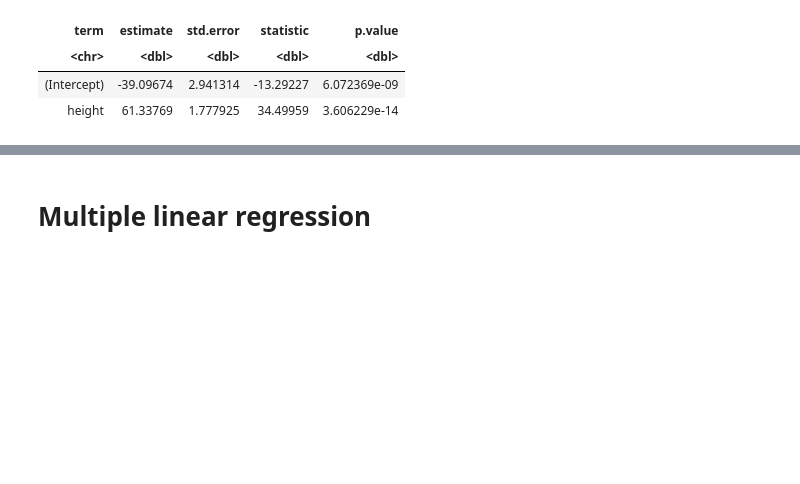
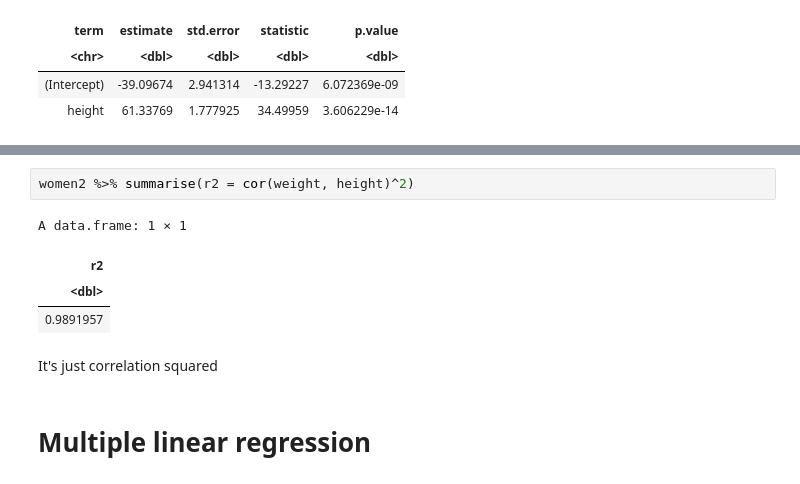
Before and after one commit to tarutear/2025-1, a Jupyter notebook: Introduction_to_Regression_in_R.ipynb, the cells around one changed output, grey strips where cells are left out. Saved outputs shown, nothing was run; the diff lists cells and outputs as text; blank space fills up the shorter version.

```diff
--- a/Introduction_to_Regression_in_R.ipynb
+++ b/Introduction_to_Regression_in_R.ipynb
@@ -228,3 +333,12 @@ A tibble: 2 × 5
+# %%
+women2 %>% summarise(r2 = cor(weight, height)^2)
+# %% [output]
+A data.frame: 1 × 1
+| r2 |
+| <dbl> |
+| 0.9891957 |
+# %% [markdown]
+It's just correlation squared
 # %% [markdown]
 # Multiple linear regression
 # %%
```
Also changed, not shown: parts of 26 cells of this notebook.
